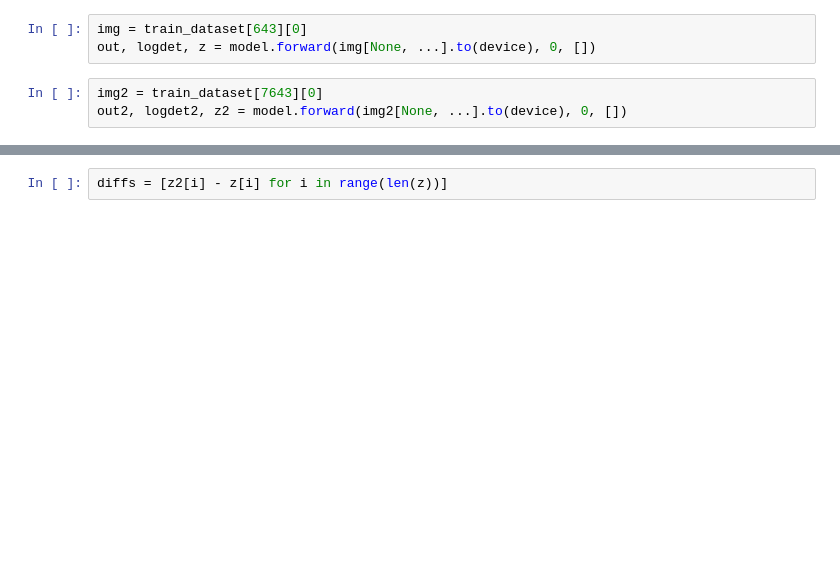
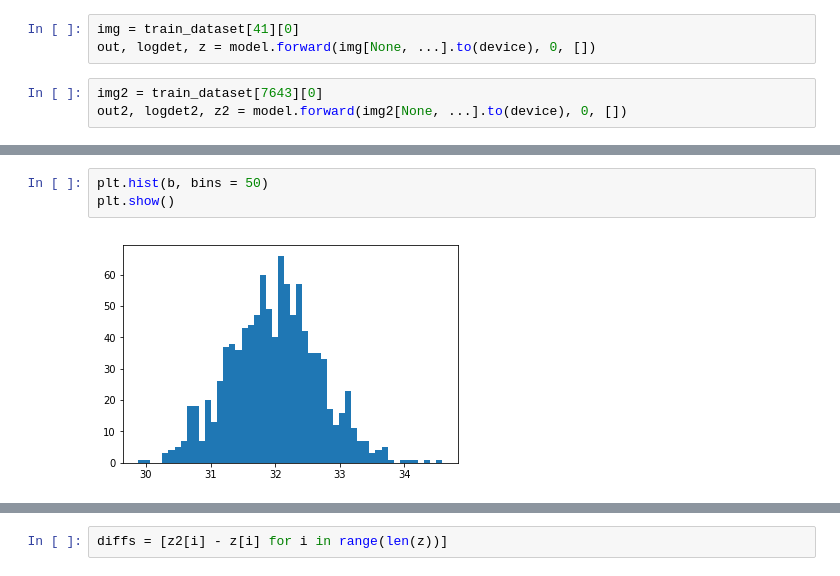
Before and after one commit to Akiiino/GLOW, a Jupyter notebook: Glow.ipynb, the cells around one changed output, grey strips where cells are left out. Cells and saved outputs as stored; diff of their text form; blank space fills up the shorter version.

```diff
--- a/Glow.ipynb
+++ b/Glow.ipynb
@@ -271,7 +289,7 @@ KeyboardInterrupt:
 def postprocess(x):
     return np.clip(np.floor((x + 0.5) * n_bins), 0, 255)
 # %%
-img = train_dataset[643][0]
+img = train_dataset[41][0]
 out, logdet, z = model.forward(img[None, ...].to(device), 0, [])
 # %%
 img2 = train_dataset[7643][0]
@@ -288,0 +315,5 @@ tensor([-2839.9329], device='cuda:0', grad_fn=<ThSubBackward>)
+# %%
+plt.hist(b, bins = 50)
+plt.show()
+# %% [output]
+[figure, added]
```
Also changed, not shown: parts of 16 cells of this notebook.
